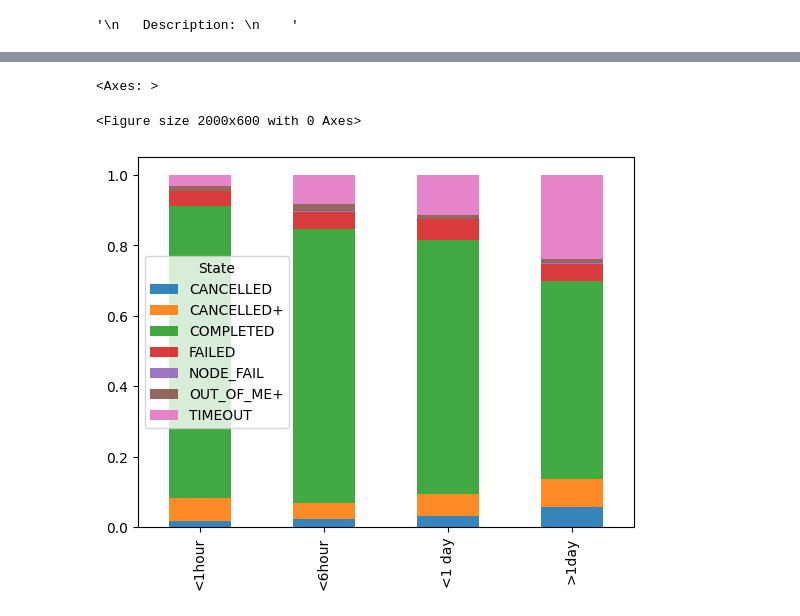
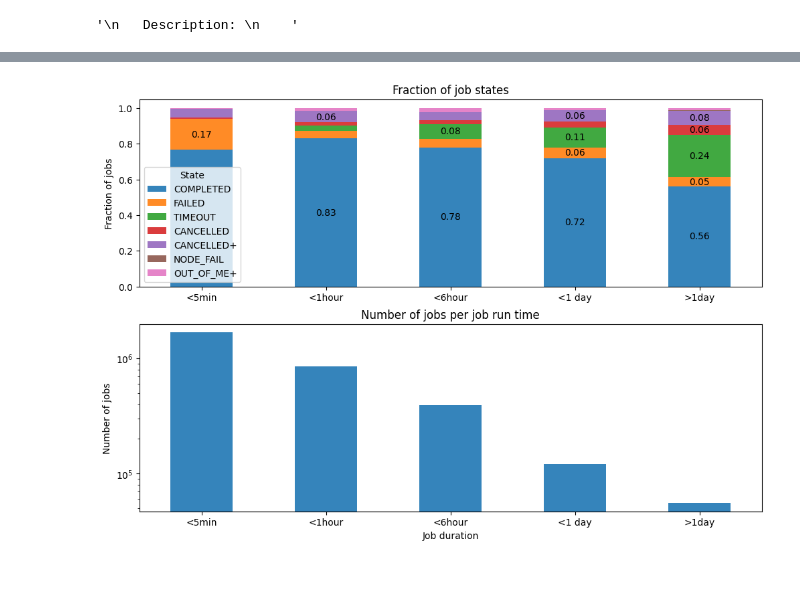
Before and after one commit to sara-nl/energy_efficiency_system_level, a Jupyter notebook: EDA_slurm_data.ipynb, the cells around one changed output, grey strips where cells are left out. Saved outputs shown, nothing was run; the diff lists cells and outputs as text; code cells hidden in the pictures; blank space fills up the shorter version.

Commit message:
a good analysis for slurm data is available now

```diff
--- a/EDA_slurm_data.ipynb
+++ b/EDA_slurm_data.ipynb
@@ -32,0 +27,14 @@ df.sample(n=10)
+# %%
+"""
+   Add features that you like here and then use them in the next block!
+    """
+
+df['start_hour'] = df['Start'].dt.hour
+df['start_day'] = df['Start'].dt.day
+df['start_time_date'] = df['Start'].dt.date
+df['start_time_day_name'] = df['Start'].dt.day_name()
+df['start_time_week'] = df['Start'].dt.isocalendar().week
+df['start_month'] = df['Start'].dt.month
+df['start_quarter'] = pd.PeriodIndex(df['Start'], freq='Q')
+df['start_month'] = pd.PeriodIndex(df['Start'], freq='M')
+df['start_year'] = df['Start'].dt.year
@@ -33,36 +100,64 @@ df.sample(n=10)
 # %%
+"""
+We analyse the status of a job based on its duration:
 
+Observation1: As the job duration takes a longer time the channce of not being completed increases.
+This has been obsereved before as well.
+Observation2: For jobs with duration less than 5 minutes   a noticeable fraction of the jobs fails.
+Observation3: If the job run time is between 5 minutes and 6 hours it is likely that complete with sucesses.
+Observation4: A good chunk of the jobs have the duration between 5 minutes and 6 hours.
 
 """
-We analyse the status of a job based on its duration.
-The interesting obeservation here is that for as the job duration
-takes a longer time the channce of not completed increases.
-This has been obsereved before as well.
-
-"""
-
-
-time_for_cutting = [pd.Timedelta('5min'),
+time_for_cutting = [pd.Timedelta('1s'), pd.Timedelta('5min'),
                     pd.Timedelta('1h'), pd.Timedelta('6h'),
                      pd.Timedelta('1day'), pd.Timedelta('500day')]
 labels = pd.cut(df['job_run_time'], bins=time_for_cutting, right=False)
 df['cat'] = labels
 
-# this is exactly the behavior that we want to show.
+
 df_temp = pd.DataFrame((df.groupby(['cat'])['State'].value_counts(normalize=True)))
 df_temp.reset_index(inplace=True)
 
-
 df_stacked = df_temp.pivot_table(index='cat', columns='State')
 df_stacked = df_stacked.droplevel(level=0, axis=1).copy()
-df_stacked.index.name = ''
-df_stacked.index = ['<1hour', '<6hour', '<1 day', '>1day']
-plt.figure(figsize=(20, 6))
-df_stacked.plot(kind='bar', stacked=True, alpha=0.9)
 
 
-# sns.barplot(df_temp, x='cat', y='proportion', hue='State' )
+new_col_order = ['COMPLETED', 'FAILED', 'TIMEOUT', 'CANCELLED', 'CANCELLED+',
+                  'NODE_FAIL', 'OUT_OF_ME+']
+df_stacked = df_stacked[new_col_order]
+
+fig, ax = plt.subplots(nrows=2, ncols=1, figsize=(12, 8))
+g = df_stacked.plot(kind='bar', stacked=True,
+                alpha=0.9, ax=ax[0], use_index=False)
+
+threshold = 0.05  # Replace with your desired threshold
+
+for p in g.containers:
+    labels = [f'{v.get_height():.2f}' if v.get_height() > threshold else '' for v in p]
+    g.bar_label(p, labels=labels, label_type='center')
+
+# for p in g.containers:
+#     g.bar_label(p, fmt='%.2f', label_type='center')
+
+# ax.grid(True)
+# ax[0].set_xlabel("Jobs duration")
+ax[0].set_ylabel("Fraction of jobs")
+ax[0].set_title("Fraction of job states")
+ax[0].set_xticklabels(['<5min','<1hour', '<6hour', '<1 day', '>1day'], rotation=0)
+
+
+df_temp = pd.DataFrame((df.groupby(['cat'])['job_id'].nunique()))
+df_temp.reset_index(inplace=True)
+df_temp['job_fraction'] = df_temp['job_id']/df_temp['job_id'].sum()
+df_temp[['cat','job_id']].plot(kind='bar', alpha=0.9, ax=ax[1], use_index=False, logy=True, legend=False)
+
+
+
+# ax.grid(True)
+ax[1].set_xlabel("Job duration")
+ax[1].set_ylabel("Number of jobs")
+ax[1].set_title("Number of jobs per job run time")
+ax[1].set_xticklabels(['<5min','<1hour', '<6hour', '<1 day', '>1day'], rotation=0)
+plt.show()
 # %% [output]
-<Axes: >
-<Figure size 2000x600 with 0 Axes>
-[figure, old version]
+[figure, new version]
```
Also changed, not shown: parts of 15 cells of this notebook.
